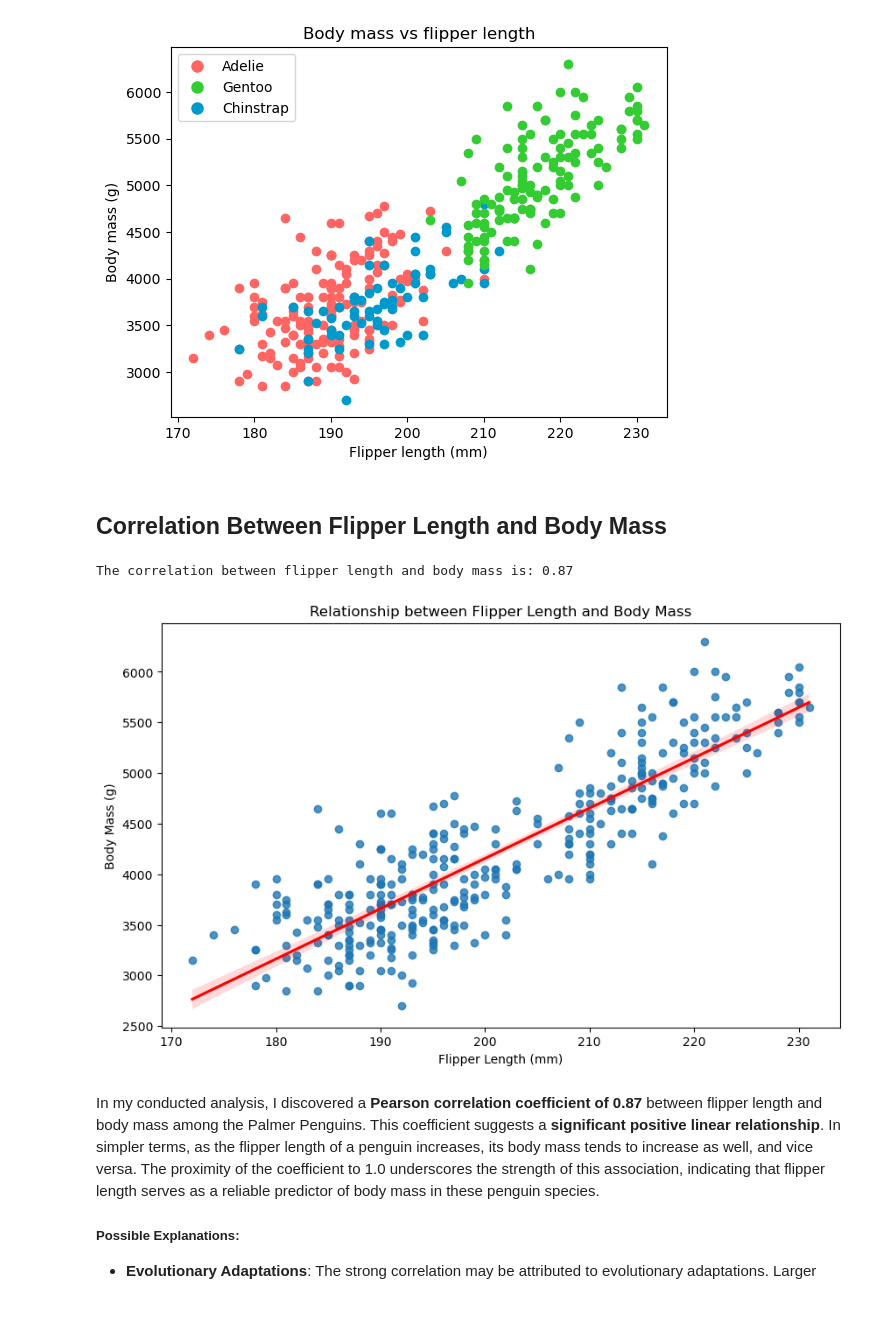
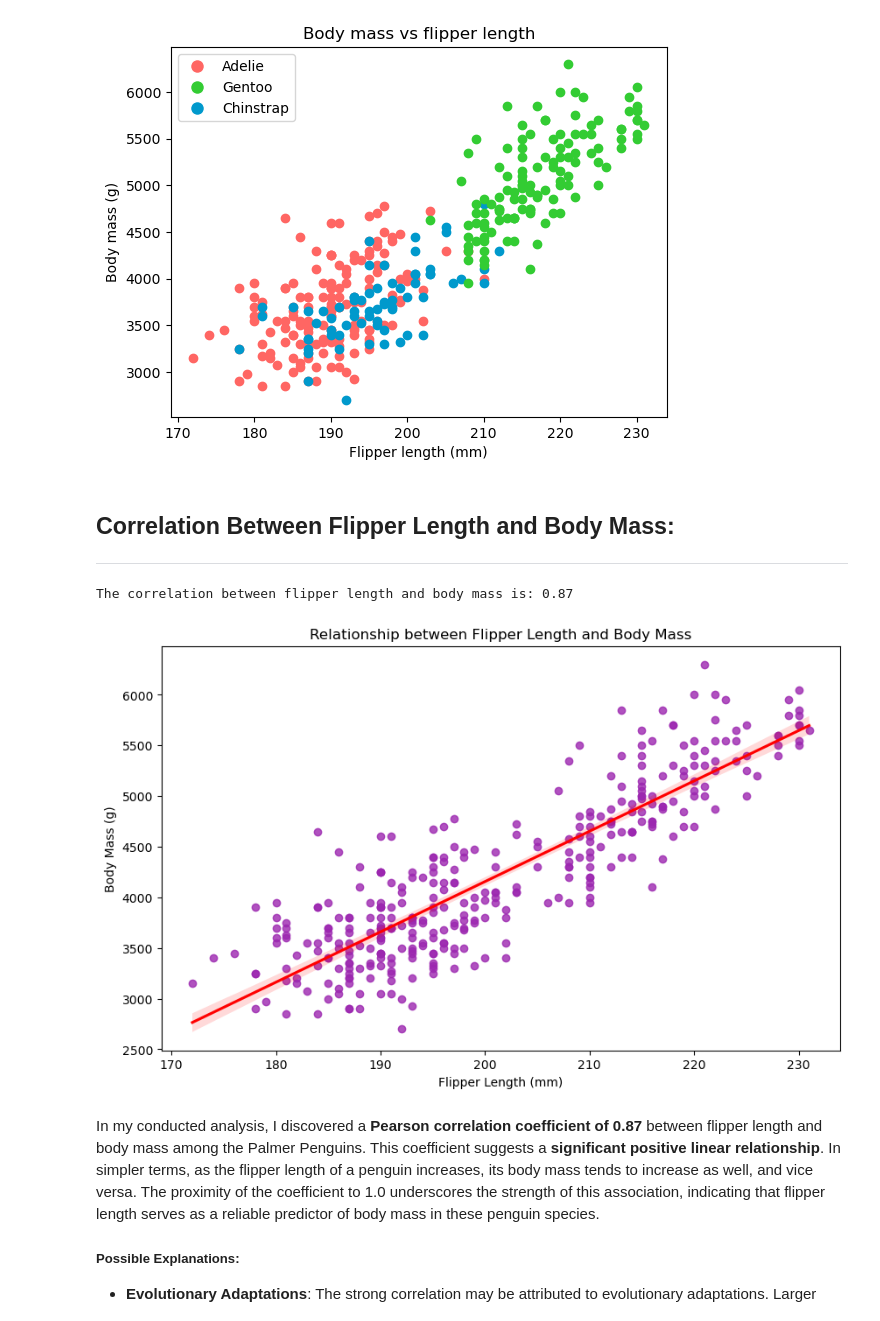
Before and after one commit to Galal-Abdelaziz/PRINCIPLES-OF-DATA-ANALYTICS, a Jupyter notebook: penguins.ipynb, the cells around one changed output. Drawn from its saved outputs; the diff is of its cells as text; code cells hidden in the pictures.

```diff
--- a/penguins.ipynb
+++ b/penguins.ipynb
@@ -345,7 +363,8 @@ ax.set_title('Body mass vs flipper length')
 Text(0.5, 1.0, 'Body mass vs flipper length')
 [figure]
 # %% [markdown]
-## Correlation Between Flipper Length and Body Mass
+## Correlation Between Flipper Length and Body Mass:
+***
 # %%
 # Calculate the correlation between flipper length and body mass using pandas
 correlation = df['flipper_length_mm'].corr(df['body_mass_g'])
@@ -358,14 +377,14 @@ The correlation between flipper length and body mass is: 0.87
 # %%
 # plotting the correlation with a best fit line
 
 plt.figure(figsize=(10, 6))
-sns.regplot(x='flipper_length_mm', y='body_mass_g', data=df, line_kws={"color": "red"})
+sns.regplot(x='flipper_length_mm', y='body_mass_g', data=df, scatter_kws={'color':'#9C27B0'}, line_kws={'color':'#FF0000'})
 plt.title('Relationship between Flipper Length and Body Mass')
 plt.xlabel('Flipper Length (mm)')
 plt.ylabel('Body Mass (g)')
 plt.show()
 # %% [output]
-[figure, old version]
+[figure, new version]
 # %% [markdown]
 
 
```
Also changed, not shown: parts of 12 cells of this notebook, 1 other file.
